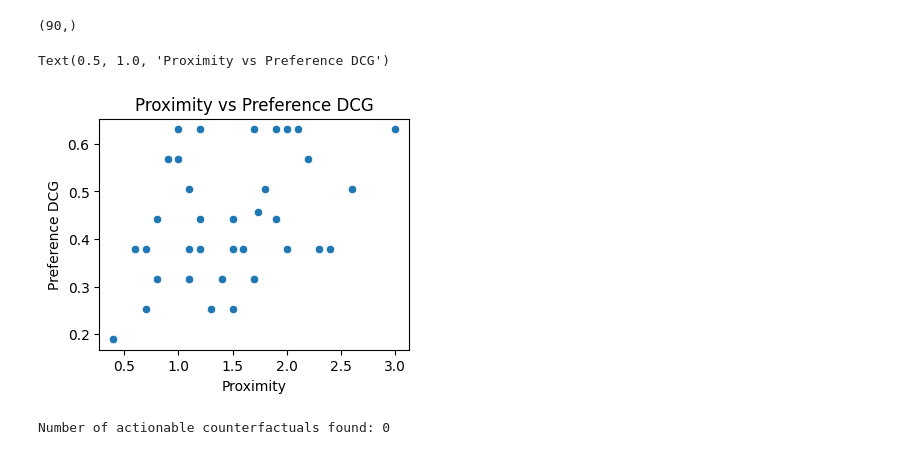
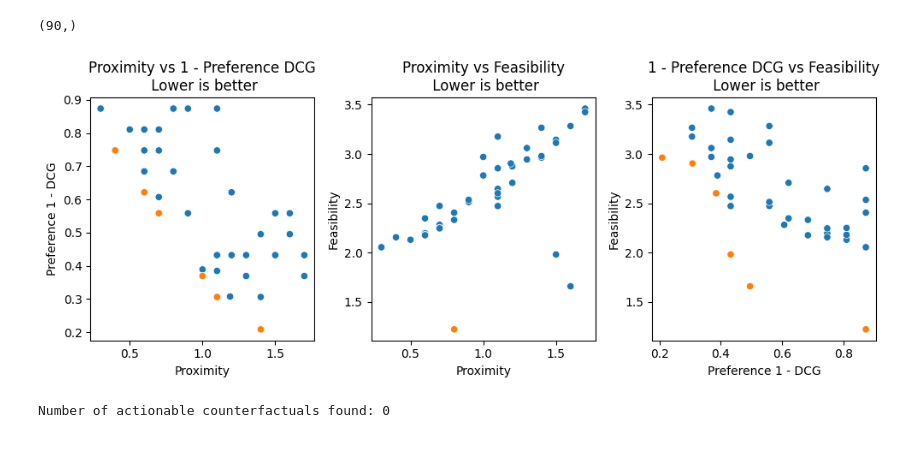
Before and after one commit to istepka/MCSECE, a Jupyter notebook: src/metrics_exploration.ipynb, the cells around one changed output. Saved outputs shown, nothing was run; the diff lists cells and outputs as text; code cells hidden in the pictures.

Commit message:
Add pareto front plots to cf set exploration

```diff
--- a/src/metrics_exploration.ipynb
+++ b/src/metrics_exploration.ipynb
@@ -60,7 +60,7 @@ m = dice_ml.Model(model=tfmodel, backend='TF2', func="ohe-min-max")
 exp = dice_ml.Dice(d, m)
 
 # Generate counterfactual examples
-query_instance = test_dataset.drop(columns="income")[0:1]
+query_instance = test_dataset.drop(columns="income")[10:11]
 # %%
 columns_list = train_dataset[columns].columns.to_list()
 
@@ -109,5 +109,17 @@ def get_scores(counterfactuals, x, train_data, mask):
             'preference_dcg': preference_dcg
         })
     return scores
+
+# Very slow for many datapoints.  Fastest for many costs, most readable
+def is_pareto_efficient_dumb(costs):
+    """
+    Find the pareto-efficient points
+    :param costs: An (n_points, n_costs) array
+    :return: A (n_points, ) boolean array, indicating whether each point is Pareto efficient
+    """
+    is_efficient = np.ones(costs.shape[0], dtype = bool)
+    for i, c in enumerate(costs):
+        is_efficient[i] = np.all(np.any(costs[:i]>c, axis=1)) and np.all(np.any(costs[i+1:]>c, axis=1))
+    return is_efficient
 # %%
 score_dict = get_scores(counterfactuals, query_instance, train_dataset[columns], mask_indices)
@@ -114,12 +129,45 @@ score_dict = get_scores(counterfactuals, query_instance, train_dataset[columns],
 # %%
-fig, ax = plt.subplots(1, 1, figsize=(4, 3))
-sns.scatterplot(x=[x['proximity'] for x in score_dict], y=[x['preference_dcg'] for x in score_dict], ax=ax)
-ax.set_xlabel('Proximity')
-ax.set_ylabel('Preference DCG')
-ax.set_title('Proximity vs Preference DCG')
+# fig, ax = plt.subplots(1, 1, figsize=(4, 3))
+# sns.scatterplot(x=costs[:, 0], y=costs[:, 1], ax=ax, hue=pareto_front, legend=False)
+# ax.set_xlabel('Proximity')
+# ax.set_ylabel('Preference 1 - DCG')
+# ax.set_title('Proximity vs Preference DCG\n Lower is better')
-# %% [output]
-Text(0.5, 1.0, 'Proximity vs Preference DCG')
-[figure, removed]
+# %%
+# Create one plot with subplots for different metrics
+# Plot proximity vs 1 - preference DCG
+# Plot proximity vs features changed
+# Plot proximity vs feasibility
+# Plot 1 - preference DCG vs f_changed
+# Plot 1 - preference DCG vs feasibility
+# Plot feasibility vs f_changed
+
+fig, ax = plt.subplots(1, 3, figsize=(10, 4))
+
+costs = np.array([[x['proximity'], 1-x['preference_dcg']] for x in score_dict])
+pareto_front = is_pareto_efficient_dumb(costs)
+sns.scatterplot(x=[x['proximity'] for x in score_dict], y=[1-x['preference_dcg'] for x in score_dict], ax=ax[0], legend=False, hue=pareto_front)
+ax[0].set_xlabel('Proximity')
+ax[0].set_ylabel('Preference 1 - DCG')
+ax[0].set_title('Proximity vs 1 - Preference DCG\n Lower is better')
+
+costs = np.array([[x['proximity'], x['feasibility']] for x in score_dict])
+pareto_front = is_pareto_efficient_dumb(costs)
+sns.scatterplot(x=[x['proximity'] for x in score_dict], y=[x['feasibility'] for x in score_dict], ax=ax[1], legend=False, hue=pareto_front)
+ax[1].set_xlabel('Proximity')
+ax[1].set_ylabel('Feasibility')
+ax[1].set_title('Proximity vs Feasibility\n Lower is better')
+
+costs = np.array([[1-x['preference_dcg'], x['feasibility']] for x in score_dict])
+pareto_front = is_pareto_efficient_dumb(costs)
+sns.scatterplot(x=[1-x['preference_dcg'] for x in score_dict], y=[x['feasibility'] for x in score_dict], ax=ax[2], legend=False, hue=pareto_front)
+ax[2].set_xlabel('Preference 1 - DCG')
+ax[2].set_ylabel('Feasibility')
+ax[2].set_title('1 - Preference DCG vs Feasibility\n Lower is better')
+
+fig.tight_layout()
+fig.savefig('../images/adult_pareto_fronts_3.png', dpi=300)
+# %% [output]
+[figure, added]
 # %%
 # Count the number of counterfactuals that are actionable
 actionable_cfs = [cf for cf in score_dict if cf['actionability'] == 1]
```
Also changed, not shown: parts of 2 cells of this notebook, 1 other file.
